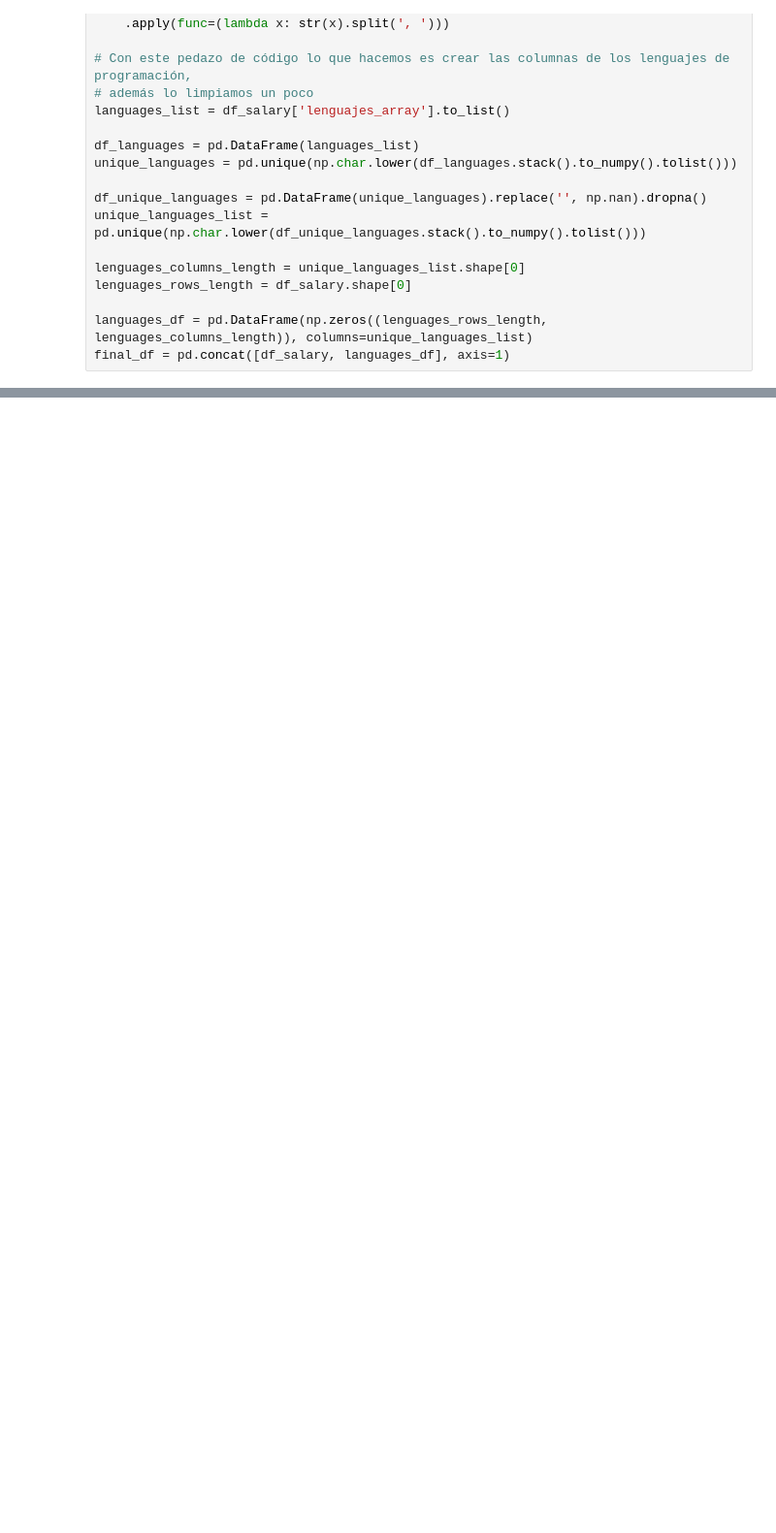
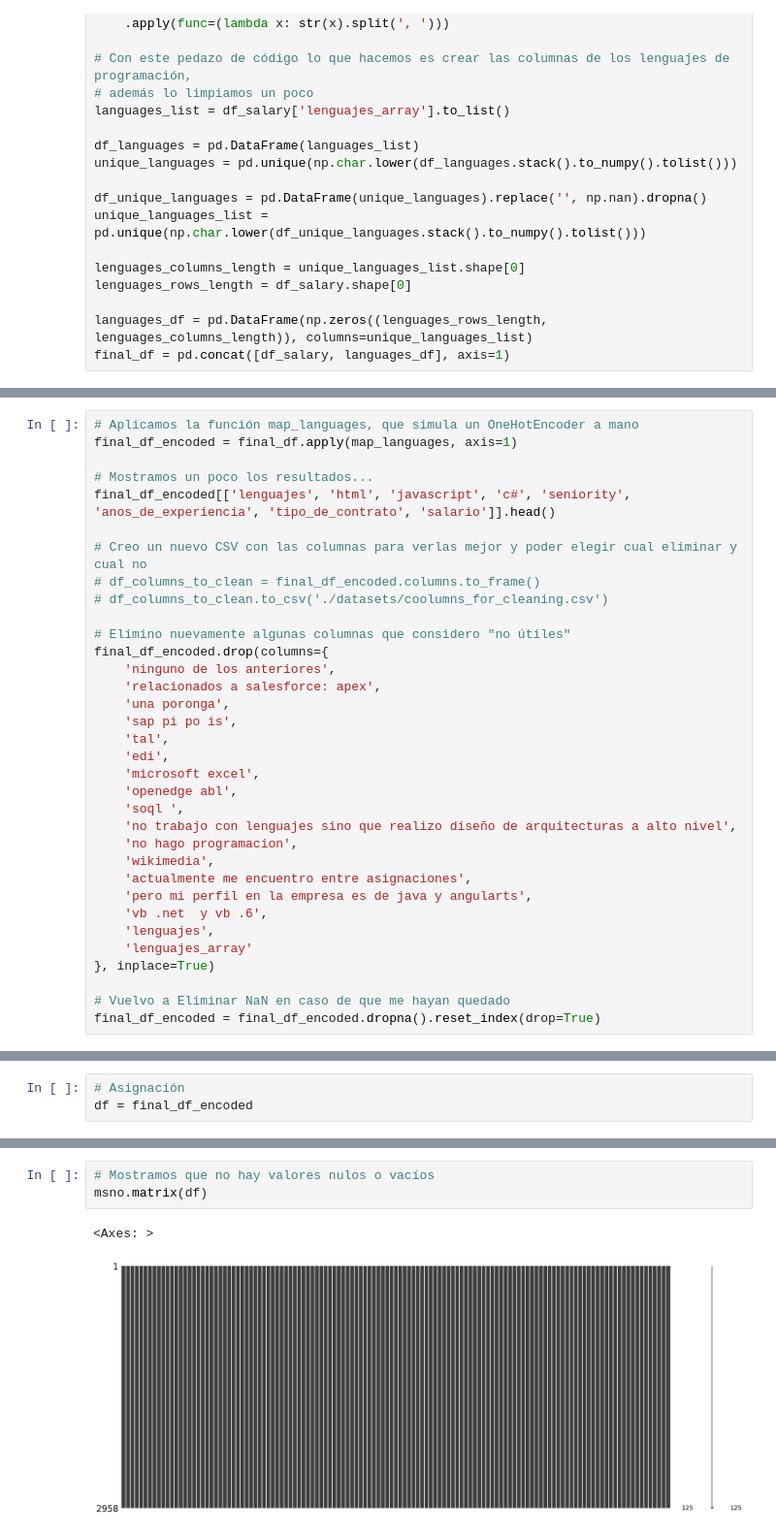
Before and after one commit to mauriciobergallo/coderhouse-datascience, a Jupyter notebook: ProyectoDS_EncuestaSalarial_BergalloMauricio.ipynb, the cells around one changed output, grey strips where cells are left out. Shown at 97% size. Cells and saved outputs as stored; diff of their text form; blank space fills up the shorter version.

Commit message:
Primer Entrega

```diff
--- a/ProyectoDS_EncuestaSalarial_BergalloMauricio.ipynb
+++ b/ProyectoDS_EncuestaSalarial_BergalloMauricio.ipynb
@@ -344,0 +239,34 @@ plt.show()
+# %%
+# Aplicamos la función map_languages, que simula un OneHotEncoder a mano
+final_df_encoded = final_df.apply(map_languages, axis=1)
+
+# Mostramos un poco los resultados...
+final_df_encoded[['lenguajes', 'html', 'javascript', 'c#', 'seniority', 'anos_de_experiencia', 'tipo_de_contrato', 'salario']].head()
+
+# Creo un nuevo CSV con las columnas para verlas mejor y poder elegir cual eliminar y cual no
+# df_columns_to_clean = final_df_encoded.columns.to_frame()
+# df_columns_to_clean.to_csv('./datasets/coolumns_for_cleaning.csv')
+
+# Elimino nuevamente algunas columnas que considero "no útiles"
+final_df_encoded.drop(columns={
+    'ninguno de los anteriores',
+    'relacionados a salesforce: apex',
+    'una poronga',
+    'sap pi po is',
+    'tal',
+    'edi',
+    'microsoft excel',
+    'openedge abl',
+    'soql ',
+    'no trabajo con lenguajes sino que realizo diseño de arquitecturas a alto nivel',
+    'no hago programacion',
+    'wikimedia',
+    'actualmente me encuentro entre asignaciones',
+    'pero mi perfil en la empresa es de java y angularts',
+    'vb .net  y vb .6',
+    'lenguajes',
+    'lenguajes_array'
+}, inplace=True)
+
+# Vuelvo a Eliminar NaN en caso de que me hayan quedado
+final_df_encoded = final_df_encoded.dropna().reset_index(drop=True)
@@ -344,0 +275,3 @@ plt.show()
+# %%
+# Asignación
+df = final_df_encoded
@@ -344,0 +332,6 @@ plt.show()
+# %%
+# Mostramos que no hay valores nulos o vacíos
+msno.matrix(df)
+# %% [output]
+<Axes: >
+[figure, added]
```
Also changed, not shown: parts of 47 cells of this notebook.
